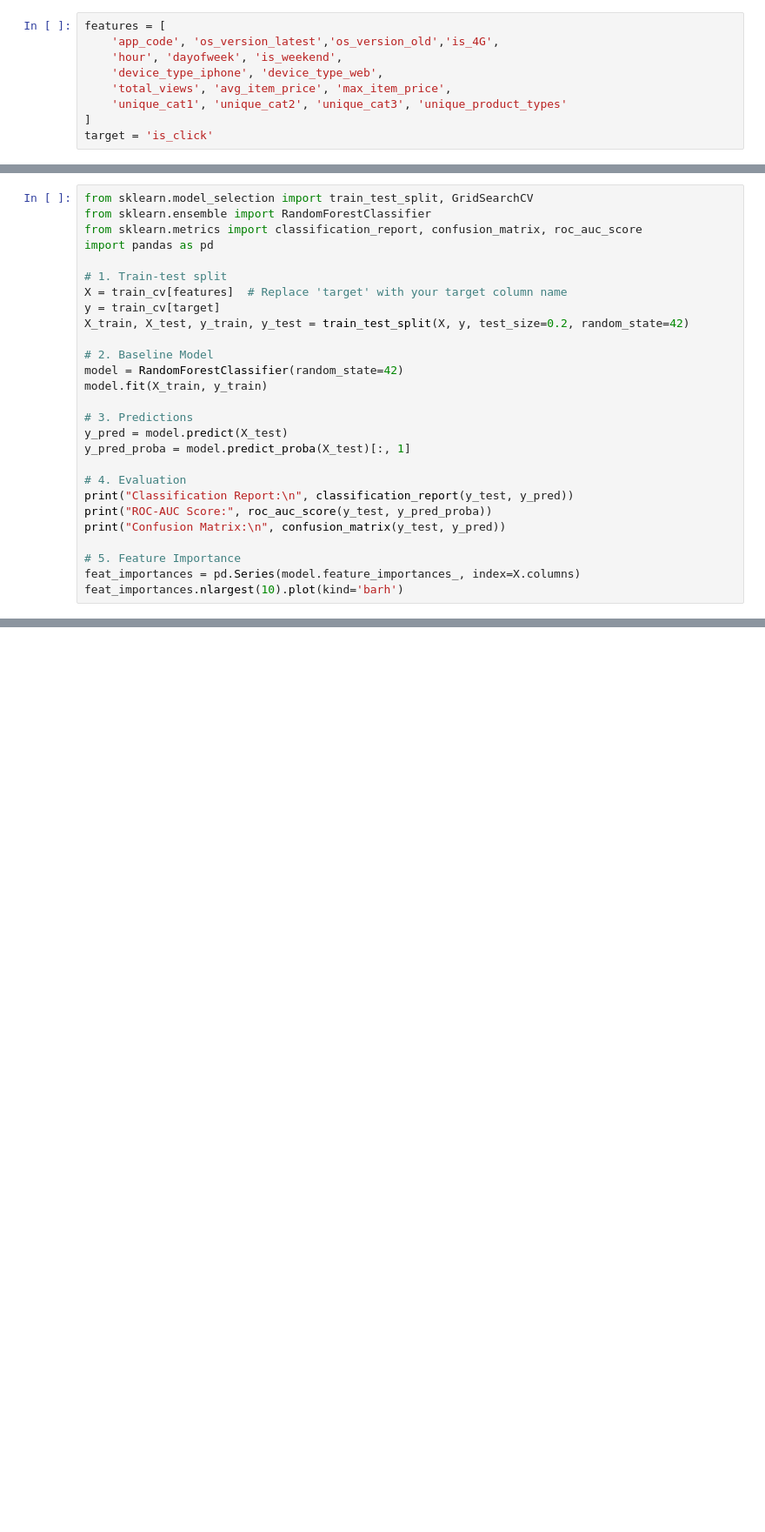
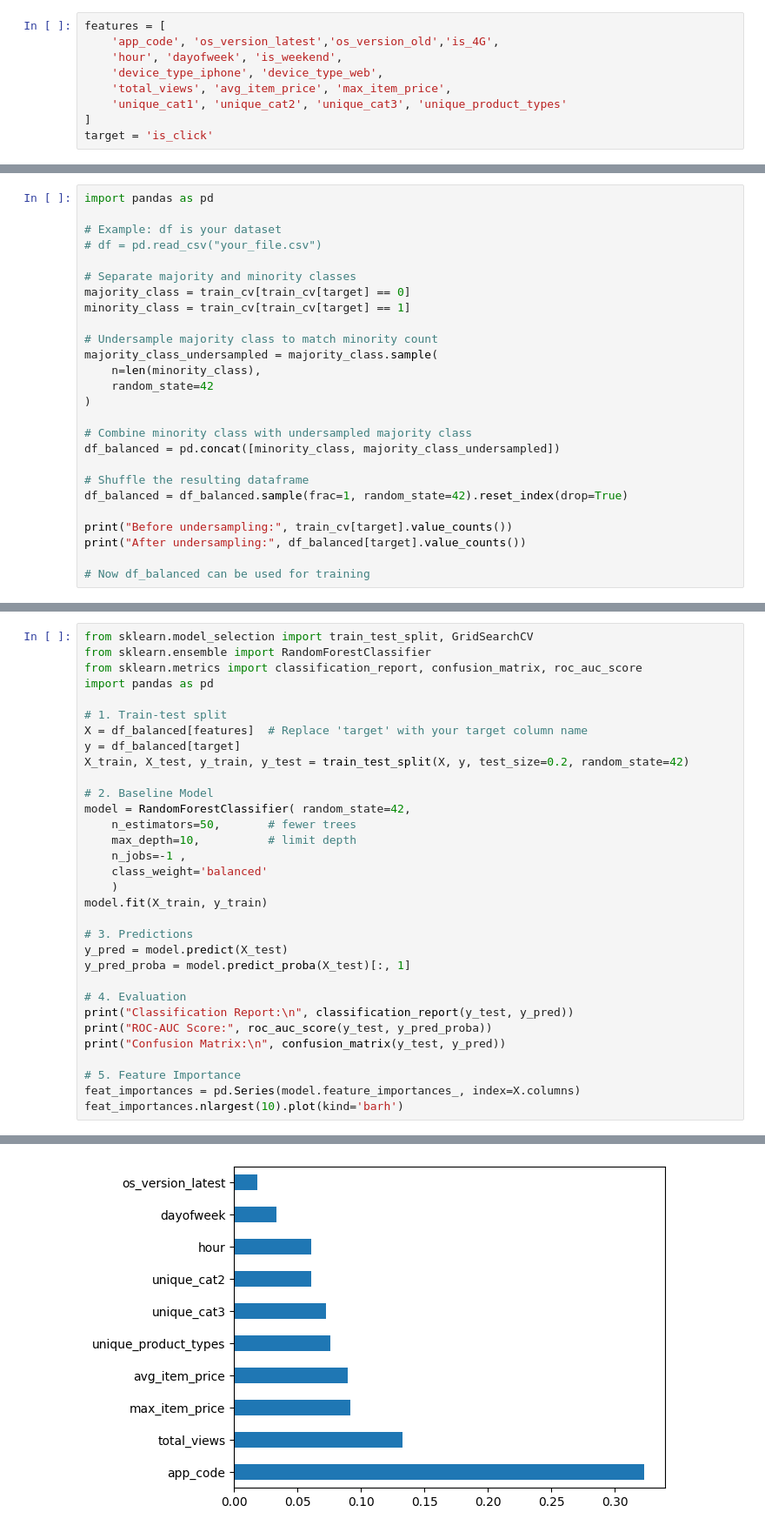
Before and after one commit to AyushNigam-1/ClickThroughPrediction, a Jupyter notebook: main.ipynb, the cells around one changed output, grey strips where cells are left out. Shown at 87% size. Cells and saved outputs as stored; diff of their text form; blank space fills up the shorter version.

```diff
--- a/main.ipynb
+++ b/main.ipynb
@@ -288,0 +301,26 @@ target = 'is_click'
+# %%
+import pandas as pd
+
+# Example: df is your dataset
+# df = pd.read_csv("your_file.csv")
+
+# Separate majority and minority classes
+majority_class = train_cv[train_cv[target] == 0]
+minority_class = train_cv[train_cv[target] == 1]
+
+# Undersample majority class to match minority count
+majority_class_undersampled = majority_class.sample(
+    n=len(minority_class),
+    random_state=42
+)
+
+# Combine minority class with undersampled majority class
+df_balanced = pd.concat([minority_class, majority_class_undersampled])
+
+# Shuffle the resulting dataframe
+df_balanced = df_balanced.sample(frac=1, random_state=42).reset_index(drop=True)
+
+print("Before undersampling:", train_cv[target].value_counts())
+print("After undersampling:", df_balanced[target].value_counts())
+
+# Now df_balanced can be used for training
@@ -293,12 +340,17 @@ from sklearn.metrics import classification_report, confusion_matrix, roc_auc_sco
 import pandas as pd
 
 # 1. Train-test split
-X = train_cv[features]  # Replace 'target' with your target column name
-y = train_cv[target]
+X = df_balanced[features]  # Replace 'target' with your target column name
+y = df_balanced[target]
 X_train, X_test, y_train, y_test = train_test_split(X, y, test_size=0.2, random_state=42)
 
 # 2. Baseline Model
-model = RandomForestClassifier(random_state=42)
+model = RandomForestClassifier( random_state=42,
+    n_estimators=50,       # fewer trees
+    max_depth=10,          # limit depth
+    n_jobs=-1 ,
+    class_weight='balanced'
+    )
 model.fit(X_train, y_train)
 
 # 3. Predictions
@@ -313,3 +365,4 @@ print("Confusion Matrix:\n", confusion_matrix(y_test, y_pred))
 # 5. Feature Importance
 feat_importances = pd.Series(model.feature_importances_, index=X.columns)
 feat_importances.nlargest(10).plot(kind='barh')
+# %% [output]
@@ -315,0 +384 @@ feat_importances.nlargest(10).plot(kind='barh')
+[figure, added]
```
Also changed, not shown: parts of 12 cells of this notebook.
